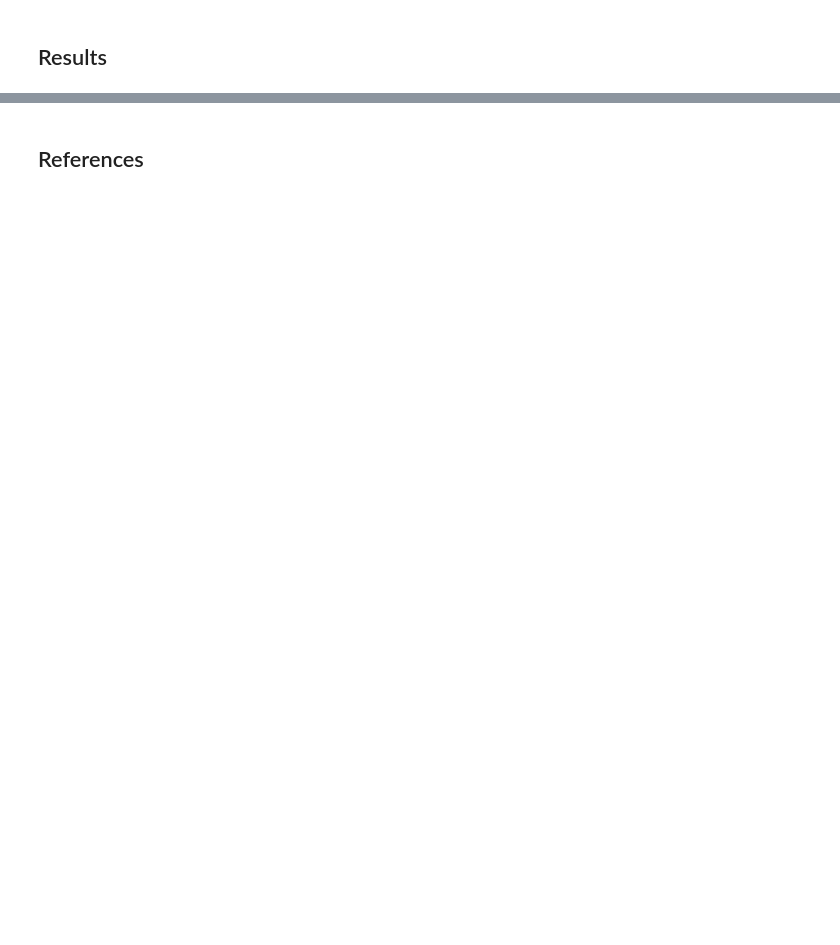
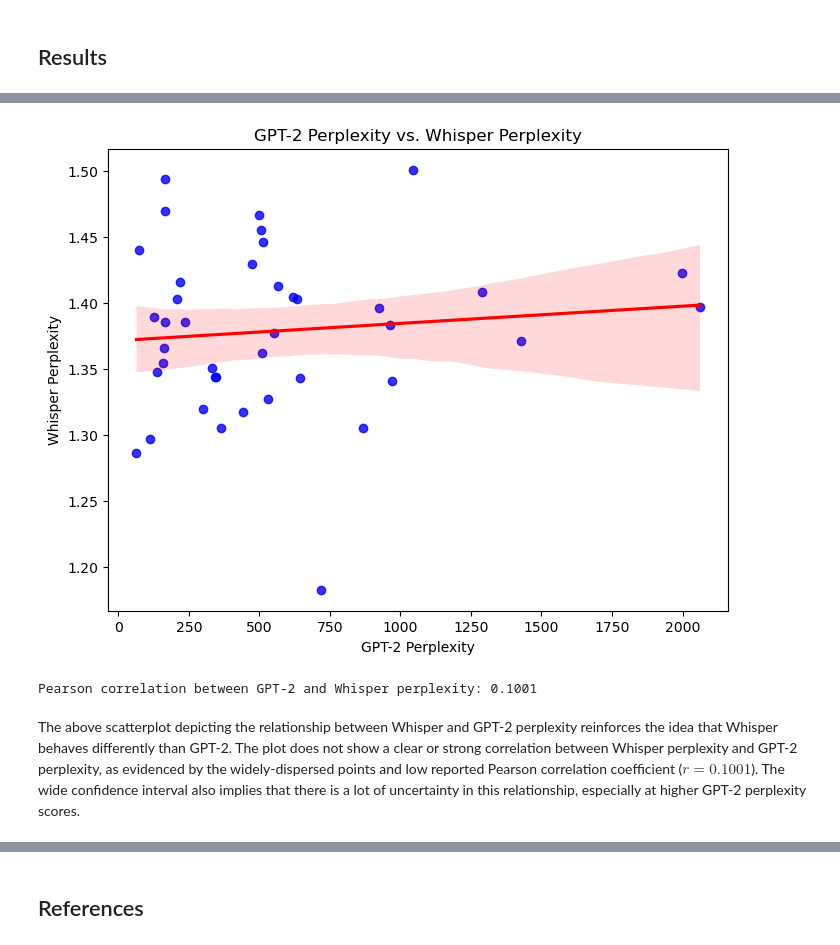
Before and after one commit to rdestaci/Whisper_LLM_Bias, a Jupyter notebook: Whisper_LLM_Bias.ipynb, the cells around one changed output, grey strips where cells are left out. Saved outputs shown, nothing was run; the diff lists cells and outputs as text; code cells hidden in the pictures; blank space fills up the shorter version.

```diff
--- a/Whisper_LLM_Bias.ipynb
+++ b/Whisper_LLM_Bias.ipynb
@@ -182,0 +198,18 @@ Overall...
+# %%
+# Depict correlation between Whisper and GPT-2 perplexity
+plt.figure(figsize=(8, 6))
+sns.regplot(x=results["gpt2_perplexity"], y=results["whisper_perplexity"], scatter_kws={"color": "blue"}, line_kws={"color": "red"})
+plt.xlabel("GPT-2 Perplexity")
+plt.ylabel("Whisper Perplexity")
+plt.title("GPT-2 Perplexity vs. Whisper Perplexity")
+plt.show()
+# %% [output]
+[figure, added]
+# %%
+# Compute correlation between GPT-2 and Whisper perplexity
+correlation = results["gpt2_perplexity"].corr(results["whisper_perplexity"])
+print(f"Pearson correlation between GPT-2 and Whisper perplexity: {correlation:.4f}")
+# %% [output]
+Pearson correlation between GPT-2 and Whisper perplexity: 0.1001
+# %% [markdown]
+The above scatterplot depicting the relationship between Whisper and GPT-2 perplexity reinforces the idea that Whisper behaves differently than GPT-2. The plot does not show a clear or strong correlation between Whisper perplexity and GPT-2 perplexity, as evidenced by the widely-dispersed points and low reported Pearson correlation coefficient ($r=0.1001$). The wide confidence interval also implies that there is a lot of uncertainty in this relationship, especially at higher GPT-2 perplexity scores.
```
Also changed, not shown: parts of 17 cells of this notebook.
